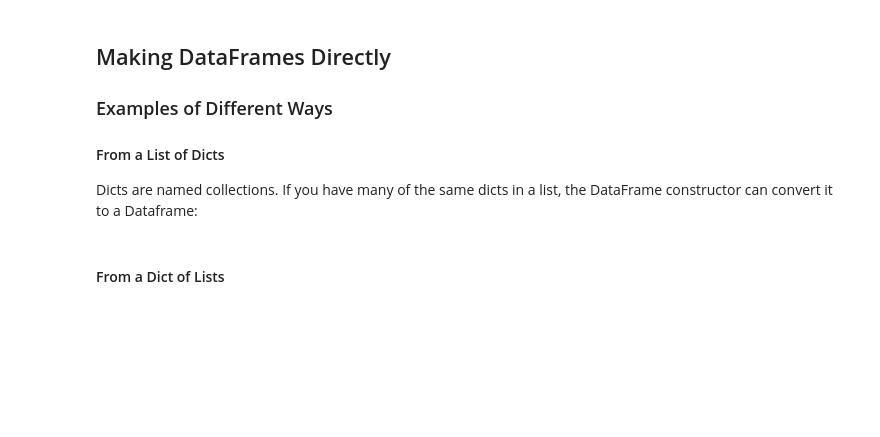
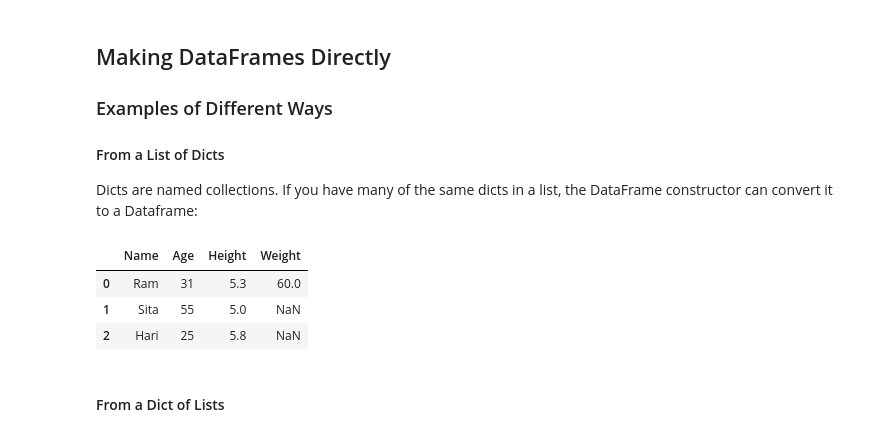
Before and after one commit to Tolak-Raj/Materials, a Jupyter notebook: day8_dict_df.ipynb, the cells around one changed output. Drawn from its saved outputs; the diff is of its cells as text; code cells hidden in the pictures; blank space fills up the shorter version.

```diff
--- a/day8_dict_df.ipynb
+++ b/day8_dict_df.ipynb
@@ -114,10 +165,15 @@ Dicts are named collections.  If you have many of the same dicts in a list, the
 # %%
 friends = [
     {'Name': "Ram", "Age": 31, "Height": 5.3, "Weight": 60},
     {'Name': "Sita", "Age": 55, "Height": 5},
-    {"Name": "Hari", "Height": 5.8, "Age": 25, },
+    {"Name": "Hari", "Height": 5.8, "Age": 25 },
 ]
 pd.DataFrame(friends)
+# %% [output]
+|  | Name | Age | Height | Weight |
+| 0 | Ram | 31 | 5.3 | 60.0 |
+| 1 | Sita | 55 | 5.0 | NaN |
+| 2 | Hari | 25 | 5.8 | NaN |
 # %% [markdown]
 #### From a Dict of Lists
 # %%
```
Also changed, not shown: parts of 25 cells of this notebook, 2 other files.
